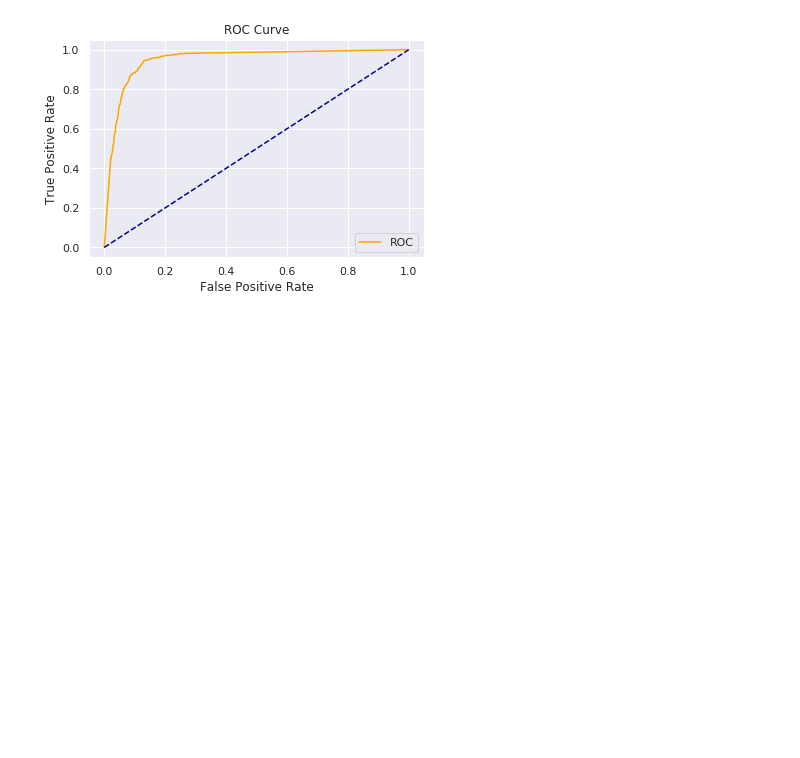
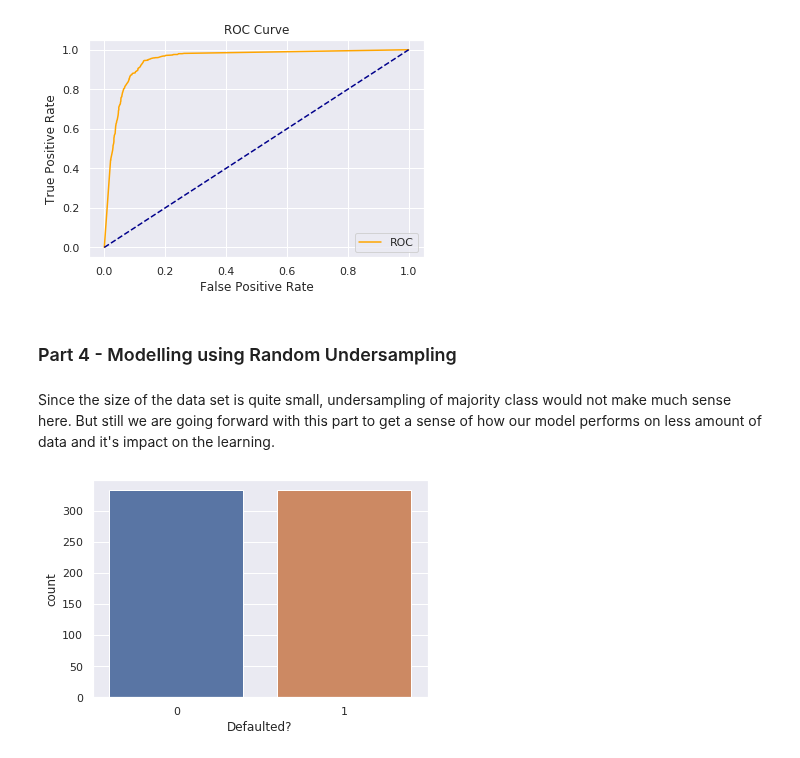
Before and after one commit to mlpack/examples, a Jupyter notebook: loan_default_prediction_with_decision_tree/loan-default-prediction-with-decision-tree-py.ipynb, the cells around one changed output. Drawn from its saved outputs; the diff is of its cells as text; code cells hidden in the pictures; blank space fills up the shorter version.

```diff
--- a/loan_default_prediction_with_decision_tree/loan-default-prediction-with-decision-tree-py.ipynb
+++ b/loan_default_prediction_with_decision_tree/loan-default-prediction-with-decision-tree-py.ipynb
@@ -256,3 +323,18 @@ Cohen's Kappa: 0.7949977544600383
    macro avg       0.90      0.90      0.90      4833
 weighted avg       0.90      0.90      0.90      4833
 [figure]
+# %% [markdown]
+### Part 4 - Modelling using Random Undersampling
+# %% [markdown]
+Since the size of the data set is quite small, undersampling of majority class would not make much sense here. But still we are going forward with this part to get a sense of how our model performs on less amount of data and it's impact on the learning.
+# %%
+negClass = loanData[loanData["Defaulted?"] == 0]
+posClass = loanData[loanData["Defaulted?"] == 1]
+negUnderSampled = Resample(negClass, replace=True, n_samples=len(posClass))
+underSampled = pd.concat([negUnderSampled, posClass])
+# %%
+# Visualize the distibution of target classes.
+sns.countplot(x="Defaulted?", data=underSampled)
+plt.show()
+# %% [output]
+[figure, added]
```
Also changed, not shown: parts of 26 cells of this notebook.
